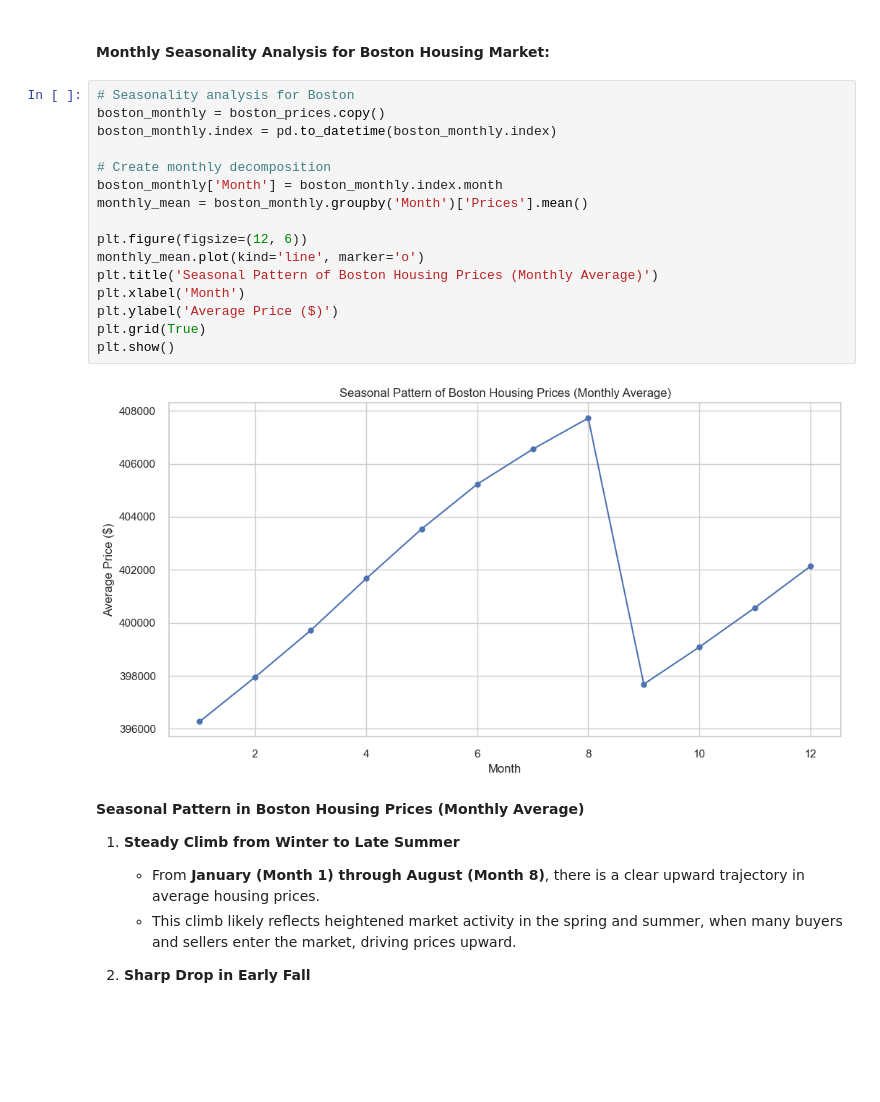
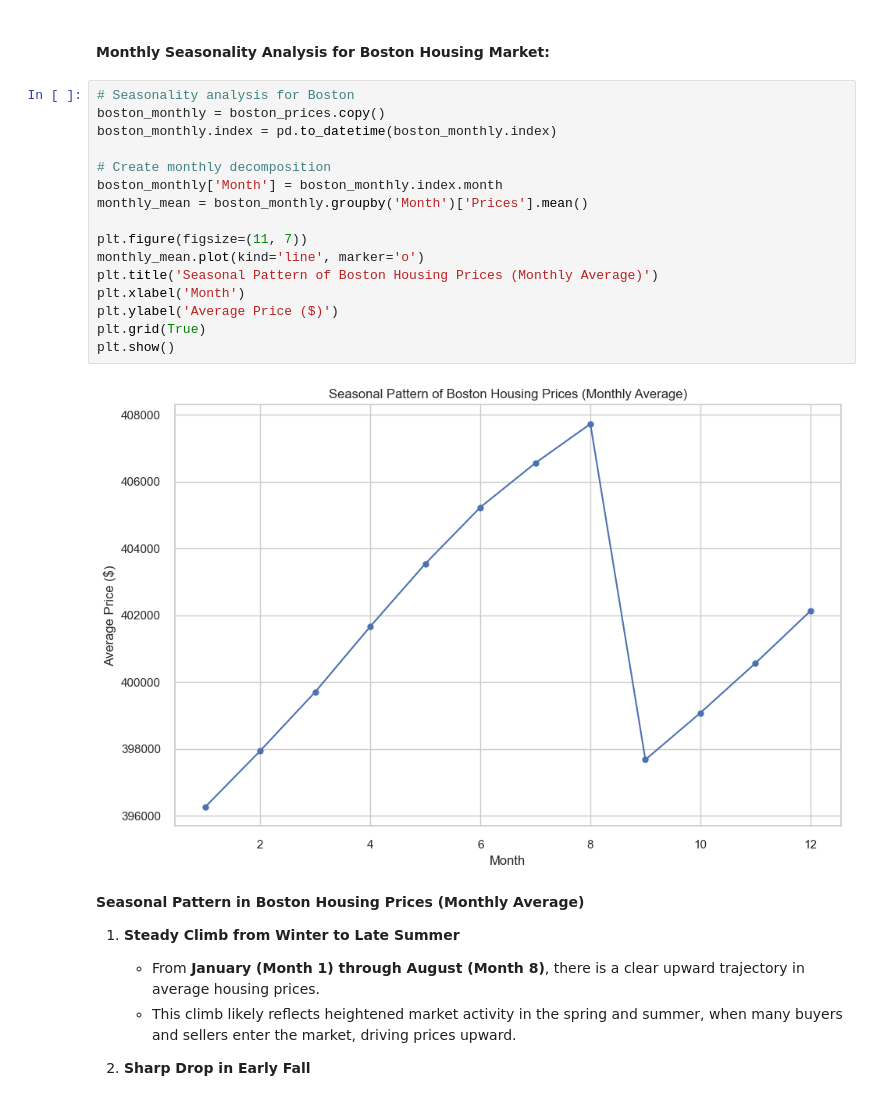
Before and after one commit to luishcr0998/housing_price_analysis, a Jupyter notebook: housing_prices_analysis.ipynb, the cells around one changed output. Drawn from its saved outputs; the diff is of its cells as text; blank space fills up the shorter version.

```diff
--- a/housing_prices_analysis.ipynb
+++ b/housing_prices_analysis.ipynb
@@ -382,21 +386,21 @@ if df_temporal is not None:
 # %%
 # Seasonality analysis for Boston
 boston_monthly = boston_prices.copy()
 boston_monthly.index = pd.to_datetime(boston_monthly.index)
 
 # Create monthly decomposition
 boston_monthly['Month'] = boston_monthly.index.month
 monthly_mean = boston_monthly.groupby('Month')['Prices'].mean()
 
-plt.figure(figsize=(12, 6))
+plt.figure(figsize=(11, 7))
 monthly_mean.plot(kind='line', marker='o')
 plt.title('Seasonal Pattern of Boston Housing Prices (Monthly Average)')
 plt.xlabel('Month')
 plt.ylabel('Average Price ($)')
 plt.grid(True)
 plt.show()
 # %% [output]
-[figure, old version]
+[figure, new version]
 # %% [markdown]
 **Seasonal Pattern in Boston Housing Prices (Monthly Average)**
 
```
Also changed, not shown: parts of 10 cells of this notebook, 15 other files.
